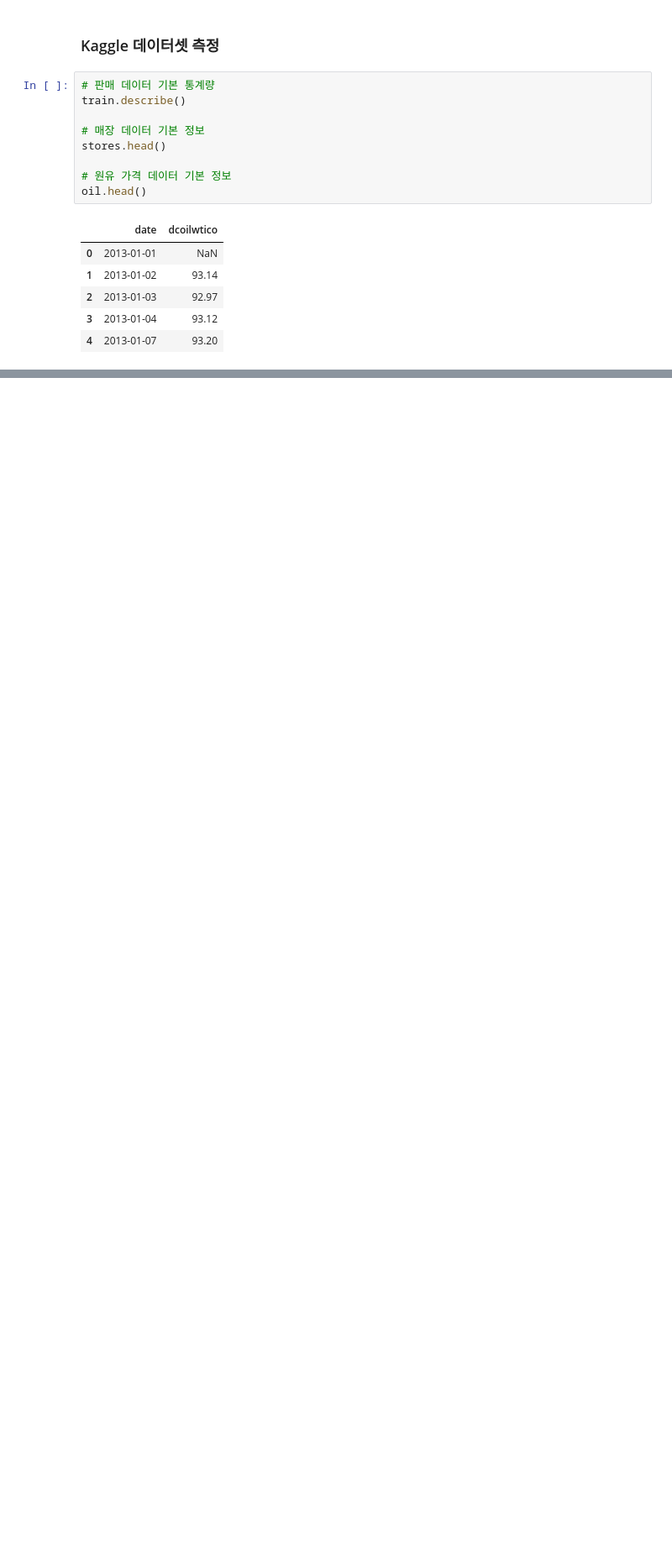
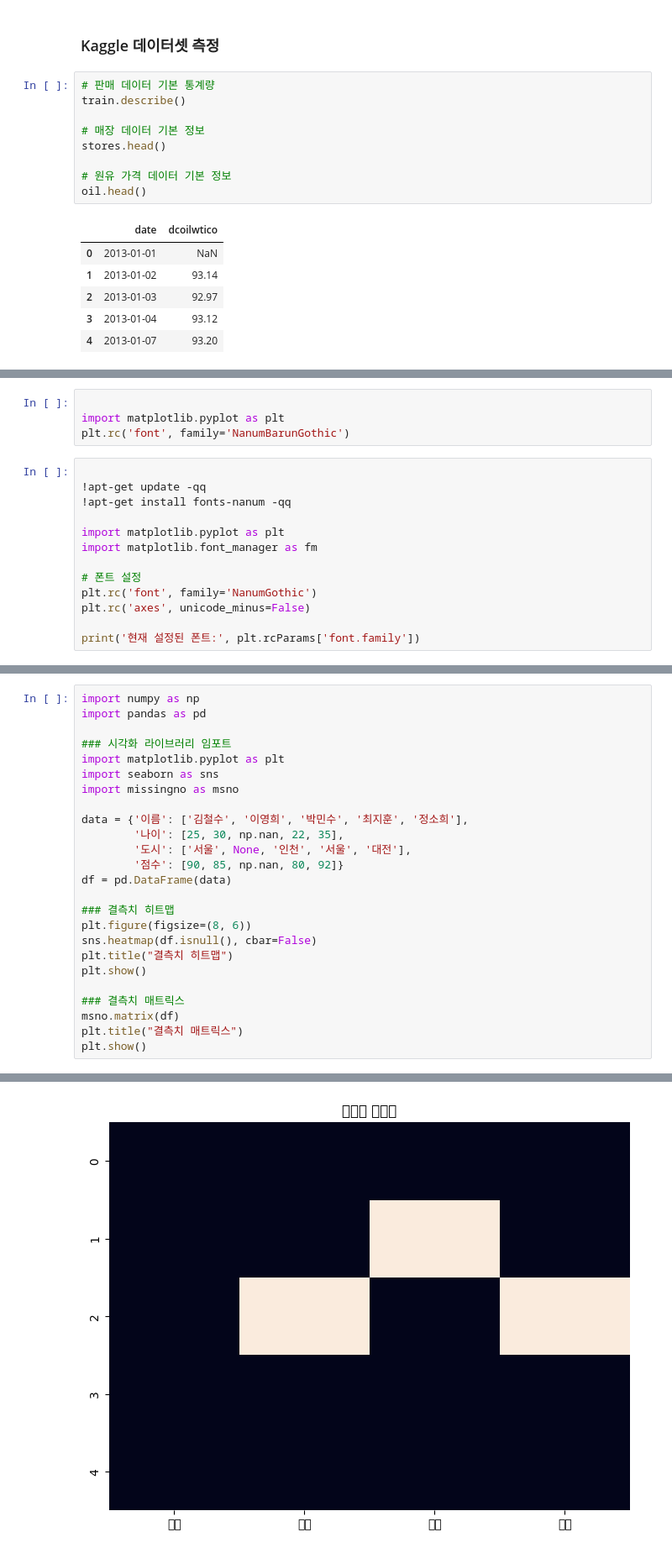
Before and after one commit to CashaEl/Data-Analysis-with-Open-Source, a Jupyter notebook: 오픈소스_데이터_분석_6강.ipynb, the cells around one changed output, grey strips where cells are left out. Shown at 84% size. Cells and saved outputs as stored; diff of their text form; blank space fills up the shorter version.

```diff
--- a/오픈소스_데이터_분석_6강.ipynb
+++ b/오픈소스_데이터_분석_6강.ipynb
@@ -239,0 +313,17 @@ oil.head()
+# %%
+
+import matplotlib.pyplot as plt
+plt.rc('font', family='NanumBarunGothic')
+# %%
+
+!apt-get update -qq
+!apt-get install fonts-nanum -qq
+
+import matplotlib.pyplot as plt
+import matplotlib.font_manager as fm
+
+# 폰트 설정
+plt.rc('font', family='NanumGothic')
+plt.rc('axes', unicode_minus=False)
+
+print('현재 설정된 폰트:', plt.rcParams['font.family'])
@@ -239,0 +333,26 @@ oil.head()
+# %%
+import numpy as np
+import pandas as pd
+
+### 시각화 라이브러리 임포트
+import matplotlib.pyplot as plt
+import seaborn as sns
+import missingno as msno
+
+data = {'이름': ['김철수', '이영희', '박민수', '최지훈', '정소희'],
+        '나이': [25, 30, np.nan, 22, 35],
+        '도시': ['서울', None, '인천', '서울', '대전'],
+        '점수': [90, 85, np.nan, 80, 92]}
+df = pd.DataFrame(data)
+
+### 결측치 히트맵
+plt.figure(figsize=(8, 6))
+sns.heatmap(df.isnull(), cbar=False)
+plt.title("결측치 히트맵")
+plt.show()
+
+### 결측치 매트릭스
+msno.matrix(df)
+plt.title("결측치 매트릭스")
+plt.show()
+# %% [output]
@@ -239,0 +376 @@ oil.head()
+[figure, added]
```
Also changed, not shown: parts of 25 cells of this notebook.
